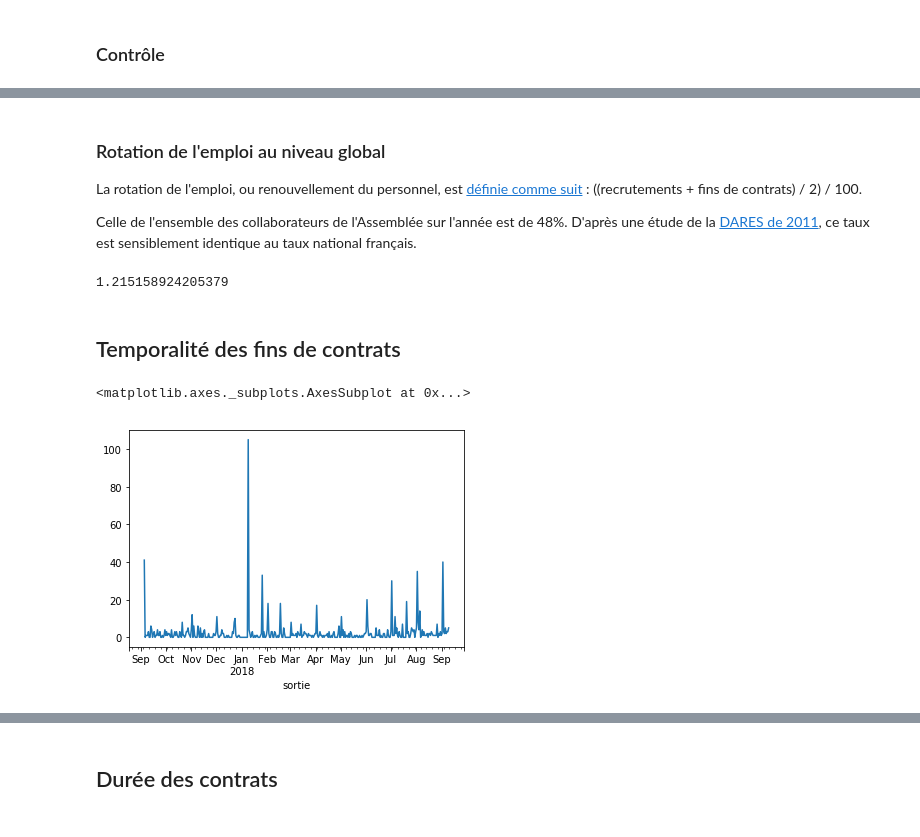
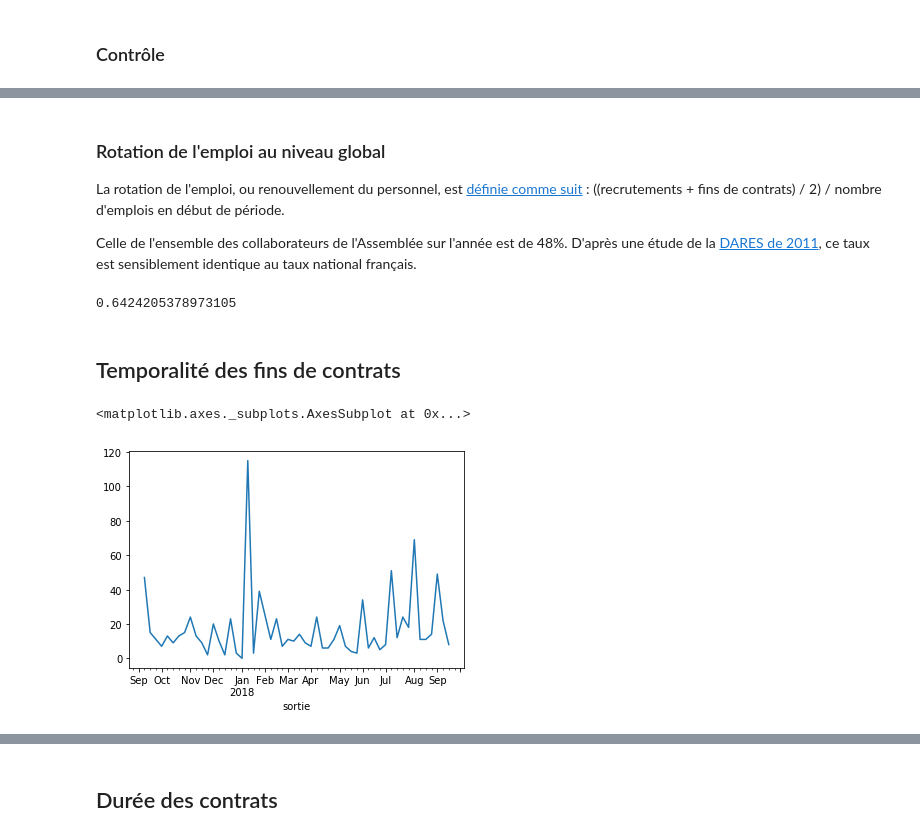
Before and after one commit to regardscitoyens/Collaborateurs-Parlement, a Jupyter notebook: exploitations/turnover.ipynb, the cells around one changed output, grey strips where cells are left out. Cells and saved outputs as stored; diff of their text form; code cells hidden in the pictures.

```diff
--- a/exploitations/turnover.ipynb
+++ b/exploitations/turnover.ipynb
@@ -75,21 +74,21 @@ len(csv['collaborateur'].unique())
 # %% [markdown]
 ### Rotation de l'emploi au niveau global
 
-La rotation de l'emploi, ou renouvellement du personnel, est [définie comme suit](https://fr.wikipedia.org/wiki/Rotation_de_l%27emploi) : ((recrutements + fins de contrats) / 2) / 100.
+La rotation de l'emploi, ou renouvellement du personnel, est [définie comme suit](https://fr.wikipedia.org/wiki/Rotation_de_l%27emploi) : ((recrutements + fins de contrats) / 2) / nombre d'emplois en début de période.
 
 Celle de l'ensemble des collaborateurs de l'Assemblée sur l'année est de 48%. D'après une étude de la [DARES de 2011](http://travail-emploi.gouv.fr/IMG/pdf/2012-056.pdf), ce taux est sensiblement identique au taux national français.
 # %%
-((csv["contrat_entree_depuis_date_rotation"]*1).sum()+(csv["contrat_sortie_depuis_date_rotation"]*1).sum())/2/(csv["contrat_present_a_date_rotation"]*1).sum()
+(((csv["contrat_entree_depuis_date_rotation"]*1).sum()+(csv["contrat_sortie_depuis_date_rotation"]*1).sum())/2)/(csv["contrat_present_a_date_rotation"]*1).sum()
 # %% [output]
-1.215158924205379
+0.6424205378973105
 # %% [markdown]
 ## Temporalité des fins de contrats
 # %%
 csv.index = csv["sortie"]
-csv[csv.index != max(csv["sortie"])].resample('D').count()["nom_parlementaire"].plot()
+csv[csv.index != max(csv["sortie"])].resample('W').count()["nom_parlementaire"].plot()
 # %% [output]
 <matplotlib.axes._subplots.AxesSubplot at 0x...>
-[figure, old version]
+[figure, new version]
 # %%
 csv[csv.index != max(csv["sortie"])].resample('D').count()["nom_parlementaire"].sort_values(ascending=False).head(20)
 # %% [output]
```
Also changed, not shown: parts of 23 cells of this notebook, 2 other files.
